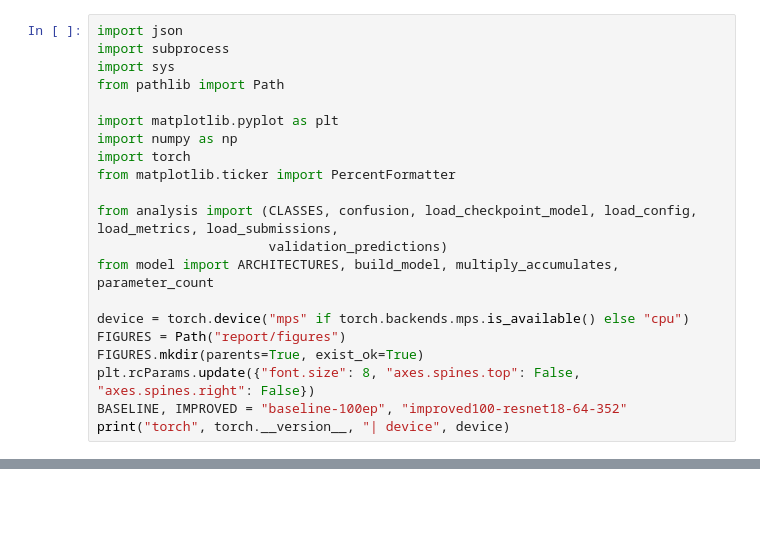
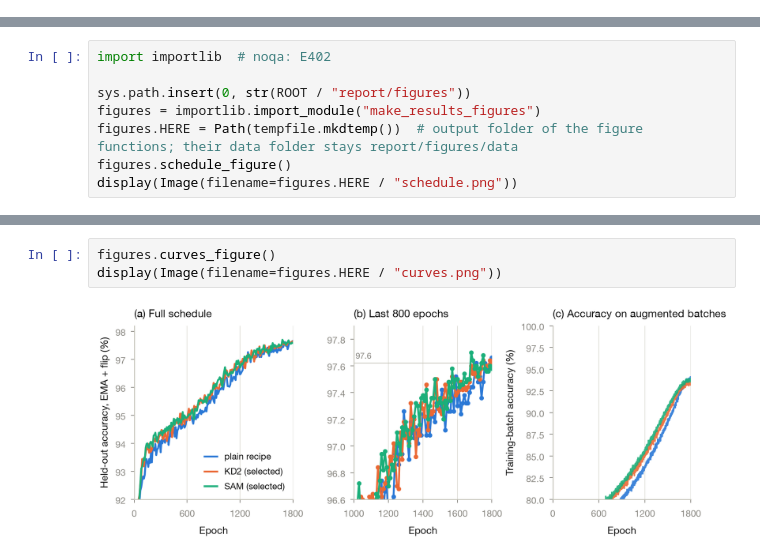
Before and after one commit to Songard/cifar-10-res-net-architecture-challenge-dl, a Jupyter notebook: project1_results.ipynb, the cells around one changed output, grey strips where cells are left out. Saved outputs shown, nothing was run; the diff lists cells and outputs as text; blank space fills up the shorter version.

```diff
--- a/project1_results.ipynb
+++ b/project1_results.ipynb
@@ -13,21 +0,0 @@ Two kinds of accuracy appear below and are kept apart:
-# %%
-import json
-import subprocess
-import sys
-from pathlib import Path
-
-import matplotlib.pyplot as plt
-import numpy as np
-import torch
-from matplotlib.ticker import PercentFormatter
-
-from analysis import (CLASSES, confusion, load_checkpoint_model, load_config, load_metrics, load_submissions,
-                      validation_predictions)
-from model import ARCHITECTURES, build_model, multiply_accumulates, parameter_count
-
-device = torch.device("mps" if torch.backends.mps.is_available() else "cpu")
-FIGURES = Path("report/figures")
-FIGURES.mkdir(parents=True, exist_ok=True)
-plt.rcParams.update({"font.size": 8, "axes.spines.top": False, "axes.spines.right": False})
-BASELINE, IMPROVED = "baseline-100ep", "improved100-resnet18-64-352"
-print("torch", torch.__version__, "| device", device)
@@ -288,0 +392,8 @@ NUMBER OF PARAMETERS: 4,797,002
+# %%
+import importlib  # noqa: E402
+
+sys.path.insert(0, str(ROOT / "report/figures"))
+figures = importlib.import_module("make_results_figures")
+figures.HERE = Path(tempfile.mkdtemp())  # output folder of the figure functions; their data folder stays report/figures/data
+figures.schedule_figure()
+display(Image(filename=figures.HERE / "schedule.png"))
@@ -288,0 +408,5 @@ NUMBER OF PARAMETERS: 4,797,002
+# %%
+figures.curves_figure()
+display(Image(filename=figures.HERE / "curves.png"))
+# %% [output]
+[figure, added]
```
Also changed, not shown: parts of 48 cells of this notebook, 11 other files.
